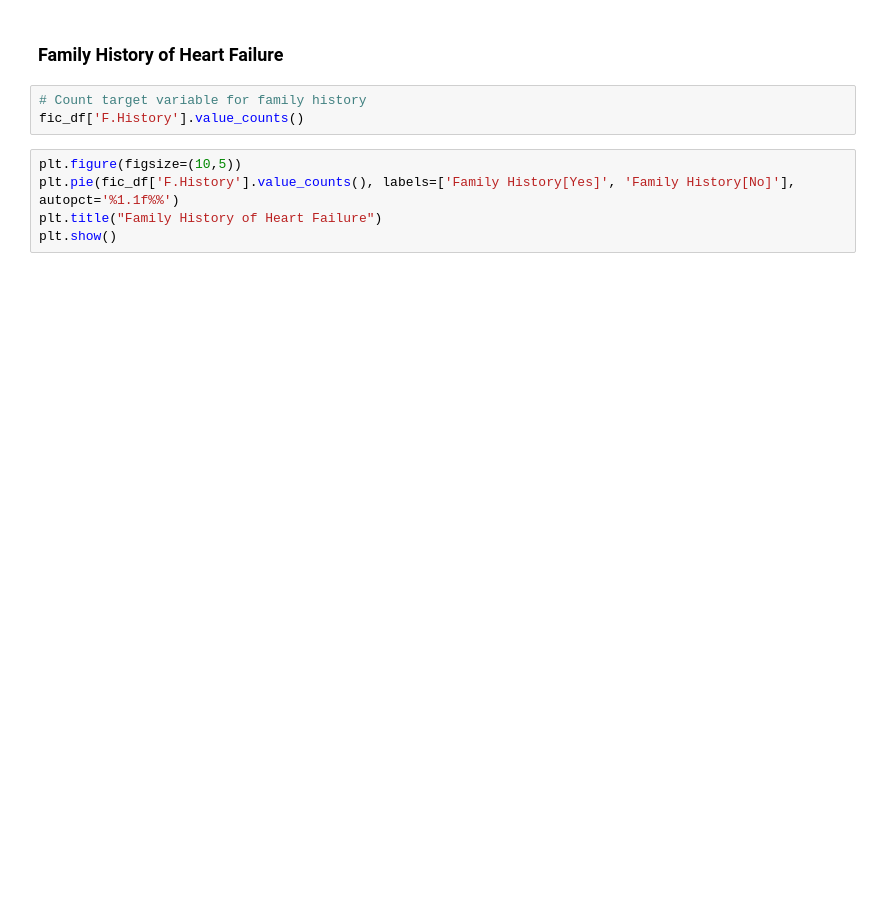
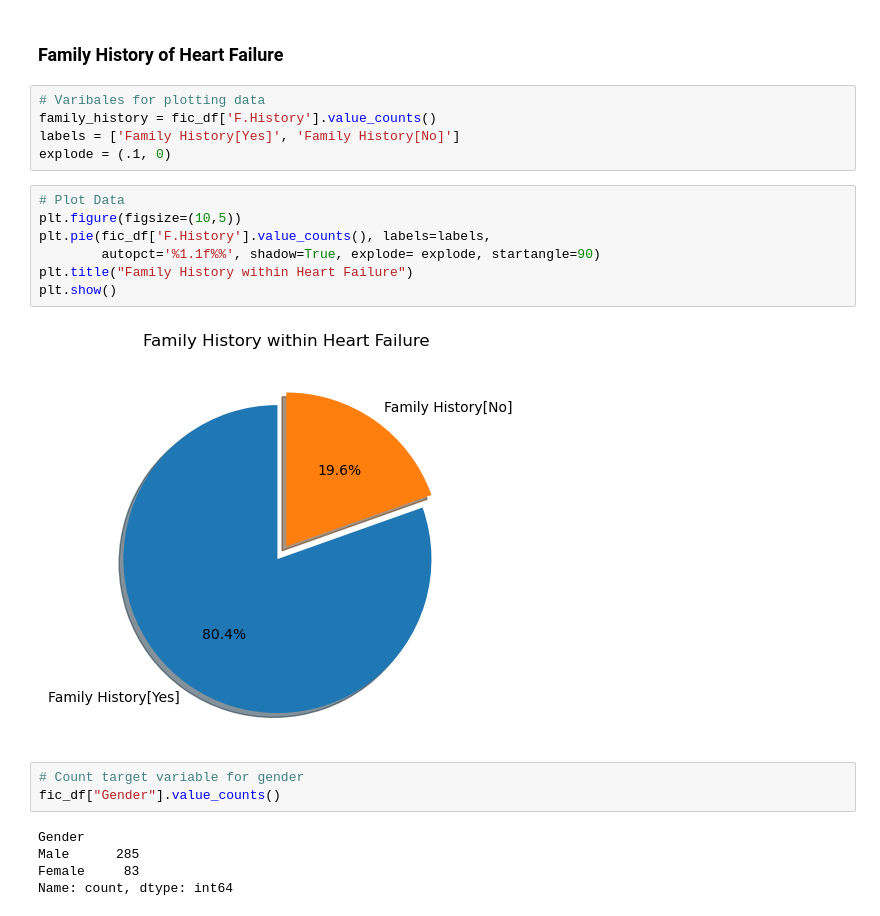
Before and after one commit to Vvlaid/Project-1, a Jupyter notebook: life_expectancy.ipynb, the cells around one changed output. Saved outputs shown, nothing was run; the diff lists cells and outputs as text; blank space fills up the shorter version.

```diff
--- a/life_expectancy.ipynb
+++ b/life_expectancy.ipynb
@@ -244,10 +355,24 @@ plt.ylabel('Blood glucose levels')
 # %% [markdown]
 ### Family History of Heart Failure
+# %%
+# Varibales for plotting data
+family_history = fic_df['F.History'].value_counts()
+labels = ['Family History[Yes]', 'Family History[No]']
+explode = (.1, 0)
+# %%
+# Plot Data
+plt.figure(figsize=(10,5))
+plt.pie(fic_df['F.History'].value_counts(), labels=labels,
+        autopct='%1.1f%%', shadow=True, explode= explode, startangle=90)
+plt.title("Family History within Heart Failure")
+plt.show()
+# %% [output]
+[figure, added]
 # %%
-# Count target variable for family history
-fic_df['F.History'].value_counts()
+# Count target variable for gender
+fic_df["Gender"].value_counts()
+# %% [output]
+Gender
+Male      285
+Female     83
+Name: count, dtype: int64
-# %%
-plt.figure(figsize=(10,5))
-plt.pie(fic_df['F.History'].value_counts(), labels=['Family History[Yes]', 'Family History[No]'], autopct='%1.1f%%')
-plt.title("Family History of Heart Failure")
-plt.show()
```
Also changed, not shown: parts of 24 cells of this notebook.
